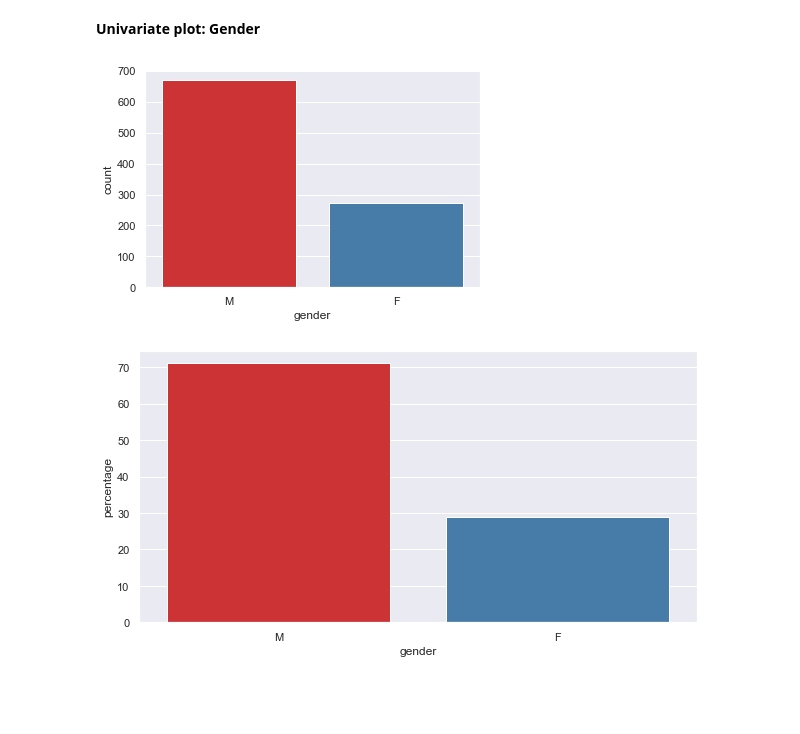
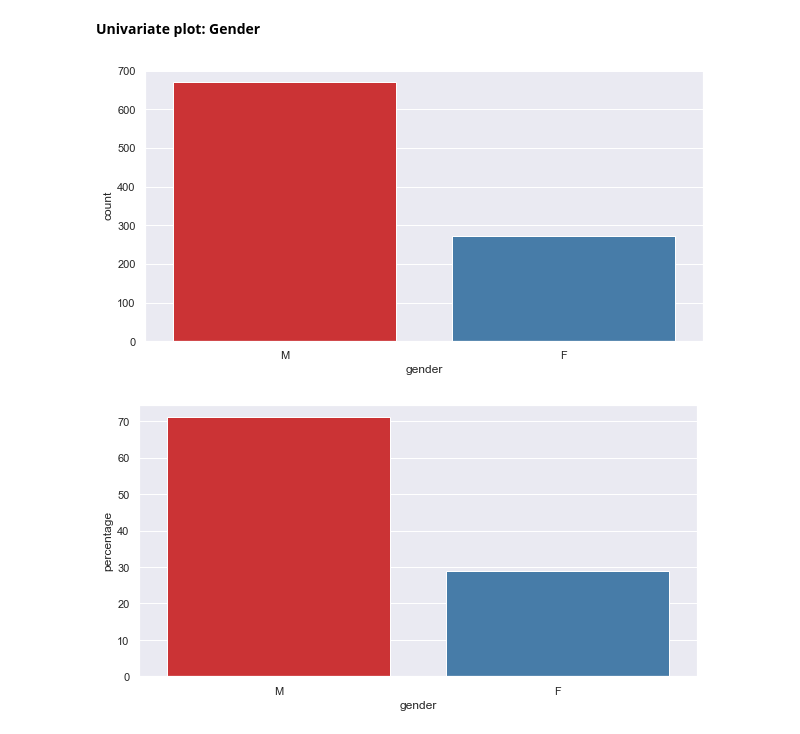
Before and after one commit to pcopley/uta-aiml, a Jupyter notebook: 01 Fundamentals of AIML/04 Project/MovieLens Project Questions.ipynb, the cells around one changed output. Cells and saved outputs as stored; diff of their text form; code cells hidden in the pictures; blank space fills up the shorter version.

```diff
--- a/01 Fundamentals of AIML/04 Project/MovieLens Project Questions.ipynb
+++ b/01 Fundamentals of AIML/04 Project/MovieLens Project Questions.ipynb
@@ -386,9 +389,10 @@ sns.lineplot(y='total', x='release_year', data=releases);
 # %%
 # Gender occurrences
 
+plt.figure(figsize=(10,5))
 sns.countplot(users['gender'], palette=palette);
 # %% [output]
-[figure, old version]
+[figure, new version]
 # %%
 # Gender frequencies
 
```
Also changed, not shown: parts of 4 cells of this notebook, 1 other file.
